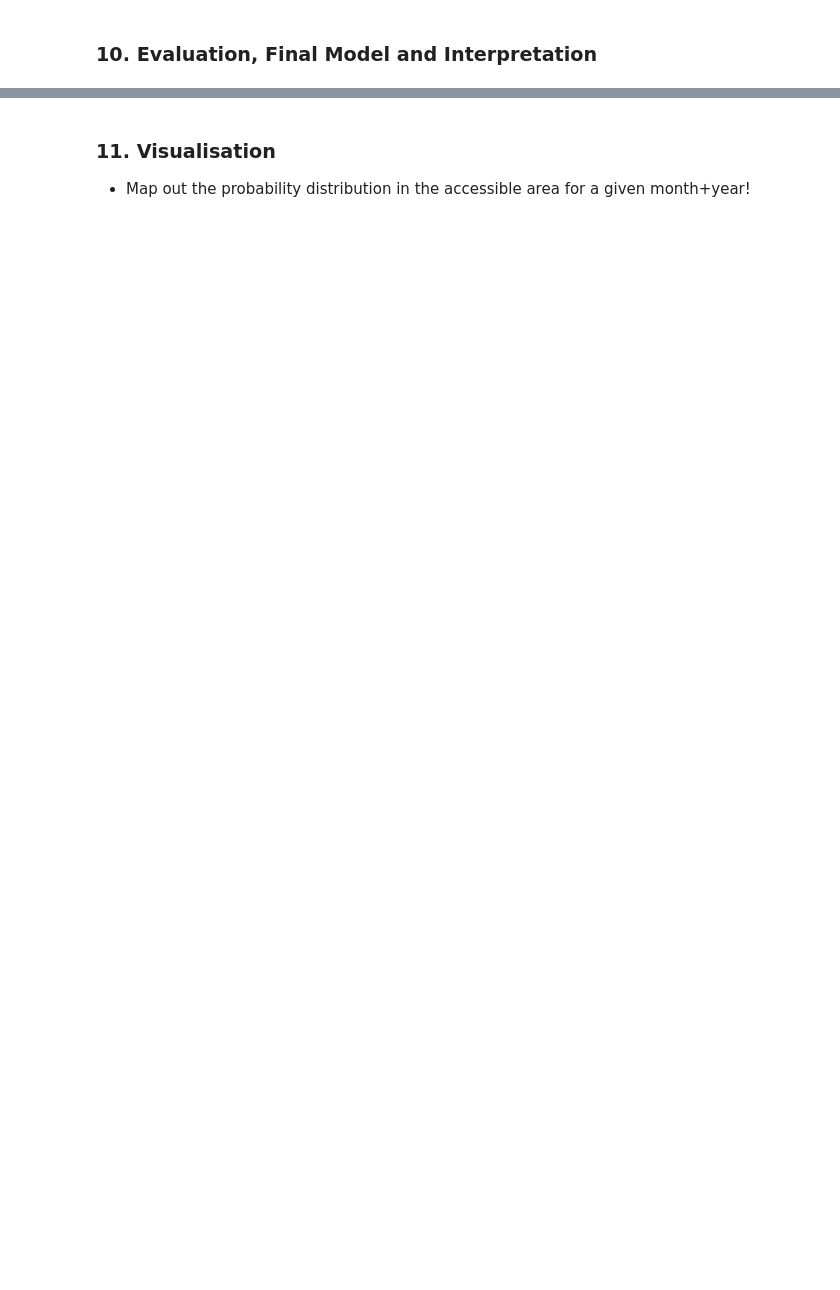
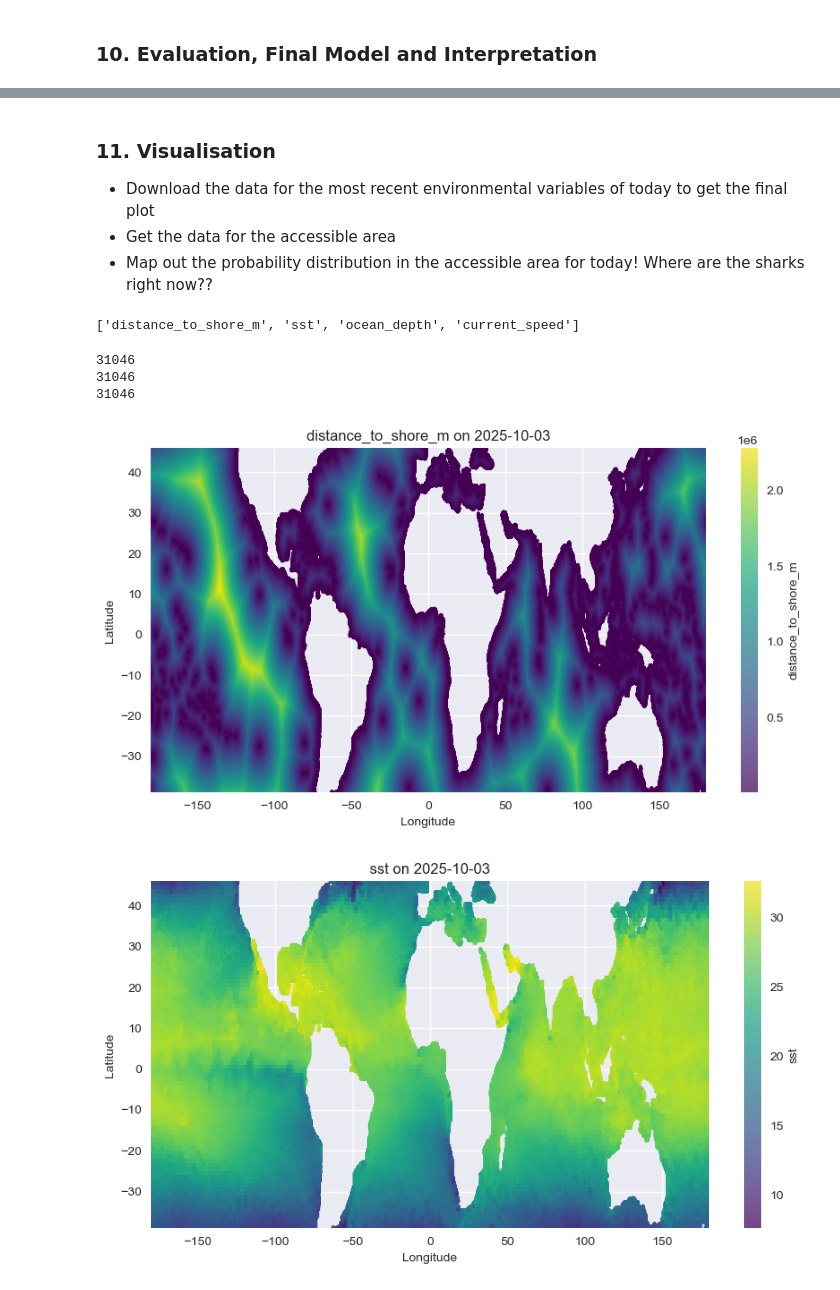
Before and after one commit to MaxAntson/sharks-from-space, a Jupyter notebook: model/notebooks/initial_data_exploration.ipynb, the cells around one changed output, grey strips where cells are left out. Cells and saved outputs as stored; diff of their text form; code cells hidden in the pictures; blank space fills up the shorter version.

```diff
--- a/model/notebooks/initial_data_exploration.ipynb
+++ b/model/notebooks/initial_data_exploration.ipynb
@@ -793,3 +831,5 @@ plt.show()
 # %% [markdown]
 ### 11. Visualisation
-- Map out the probability distribution in the accessible area for a given month+year!
+- Download the data for the most recent environmental variables of today to get the final plot
+- Get the data for the accessible area
+- Map out the probability distribution in the accessible area for today! Where are the sharks right now??
@@ -841,0 +836,25 @@ plt.show()
+# %%
+PREDICTOR_COLS
+# %% [output]
+['distance_to_shore_m', 'sst', 'ocean_depth', 'current_speed']
+# %%
+today_date = pd.Timestamp("2025-10-03")
+for var_name, save_name in [("t_sea_sfc:C", "sst"), ("ocean_depth:m", "ocean_depth"), ("ocean_current_speed:ms", "current_speed")]:
+    df = get_meteomatics_data_in_bulk(
+        2025,
+        10,
+        var_name,
+        -39,
+        46,
+        -180,
+        180,
+    )
+    df["validdate"] = pd.to_datetime(df["validdate"])
+    df = df[df["validdate"].dt.date == today_date.date()].reset_index(drop=True)
+    print(len(df))
+    if df is not None:
+        df.to_csv(f"../data/environmental/meteomatics/today/{save_name}_{today_date.strftime('%Y_%m_%d')}.csv", index=False)
+# %% [output]
+31046
+31046
+31046
@@ -841,0 +907,32 @@ plt.show()
+# %%
+accessible_gdf["sst"] = accessible_gdf["sst"].apply(
+    lambda x: np.nan if (x <= -50) else x
+)
+accessible_gdf["ocean_depth"] = accessible_gdf["ocean_depth"].apply(
+    lambda x: np.nan if (x < 0) else x
+)
+accessible_gdf["current_speed"] = accessible_gdf["current_speed"].apply(
+    lambda x: np.nan if (x < 0) else x
+)
+# %%
+# plot the input variables on a map
+for predictor in PREDICTOR_COLS:
+    plt.figure(figsize=(10, 5))
+    sc = plt.scatter(
+        accessible_gdf["longitude"],
+        accessible_gdf["latitude"],
+        c=accessible_gdf[predictor],
+        s=5,
+        cmap="viridis",
+        alpha=0.7,
+    )
+    plt.colorbar(sc, label=predictor)
+    plt.title(f"{predictor} on {today_date.strftime('%Y-%m-%d')}")
+    plt.xlabel("Longitude")
+    plt.ylabel("Latitude")
+    plt.xlim(-180, 180)
+    plt.ylim(MIN_LAT, MAX_LAT)
+    plt.show()
+# %% [output]
+[figure, added]
+[figure, added]
```
Also changed, not shown: parts of 33 cells of this notebook, 1 other file.
